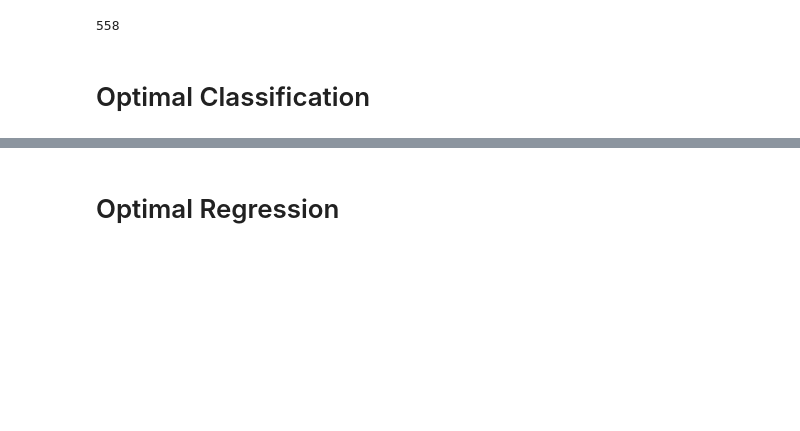
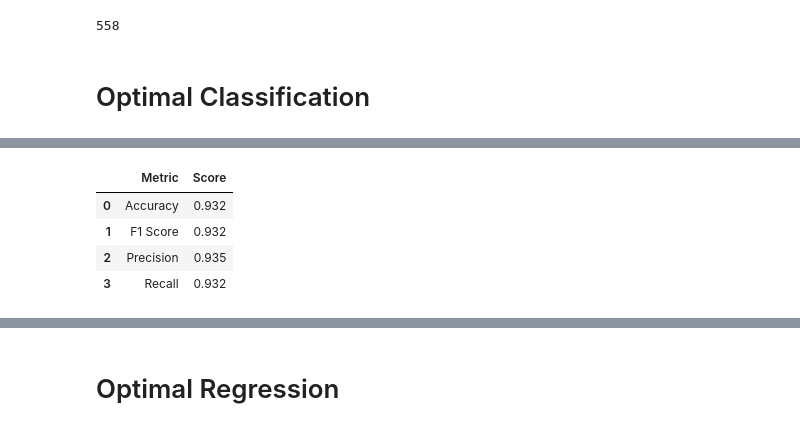
Before and after one commit to KrystianPielat/songs_analysis, a Jupyter notebook: oo.ipynb, the cells around one changed output, grey strips where cells are left out. Cells and saved outputs as stored; diff of their text form; code cells hidden in the pictures; blank space fills up the shorter version.

```diff
--- a/oo.ipynb
+++ b/oo.ipynb
@@ -134,0 +103,8 @@ Name: key, dtype: int64
+# %%
+clf_pipeline.model.training_results
+# %% [output]
+|  | Metric | Score |
+| 0 | Accuracy | 0.932 |
+| 1 | F1 Score | 0.932 |
+| 2 | Precision | 0.935 |
+| 3 | Recall | 0.932 |
```
Also changed, not shown: parts of 19 cells of this notebook, 3 other files.
